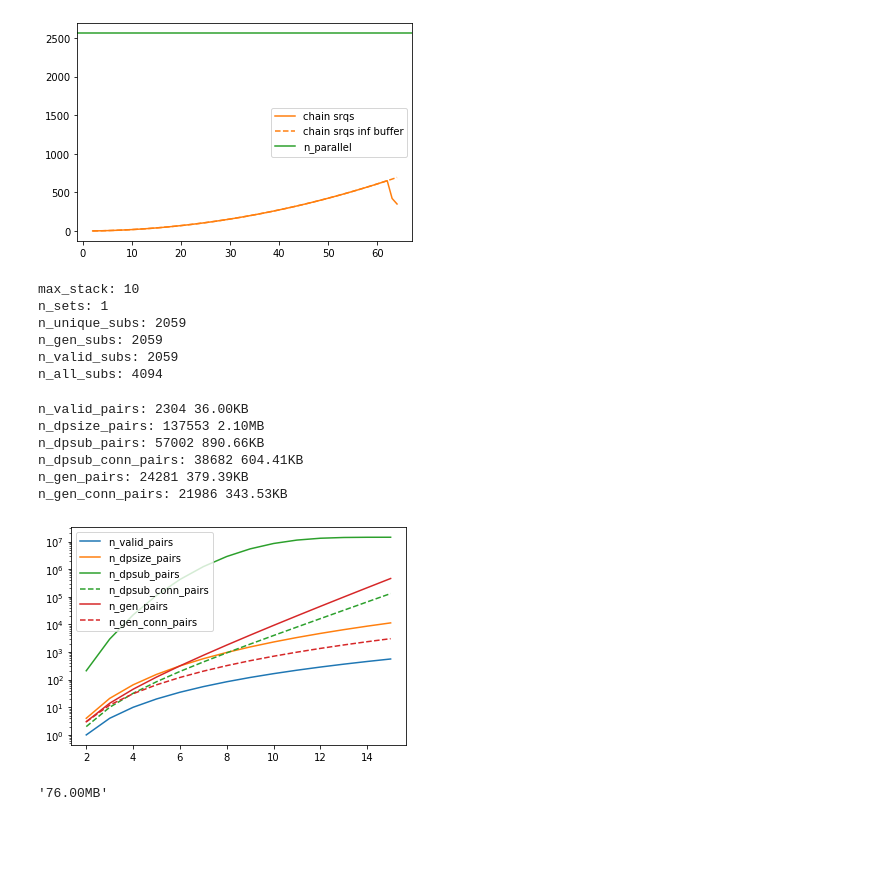
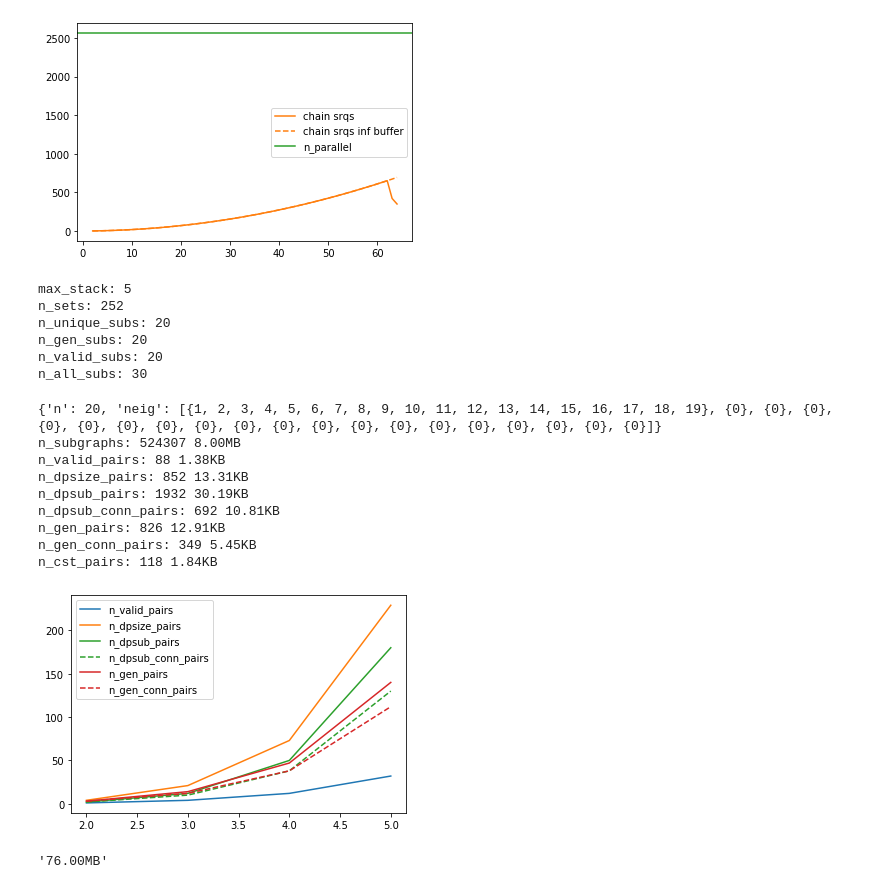
Before and after one commit to mageirakos/postgres-gpuqo, a Jupyter notebook: misc/notebooks/dpccp.ipynb, the cells around one changed output. Cells and saved outputs as stored; diff of their text form; code cells hidden in the pictures; blank space fills up the shorter version.

```diff
--- a/misc/notebooks/dpccp.ipynb
+++ b/misc/notebooks/dpccp.ipynb
@@ -22,7 +22,7 @@ def lower_idx(S):
     return set(j for j in range(0, min(S))) | S
 
 def higher_idx(S, n):
-    return set(j for j in range(max(S), max(S))) | S
+    return set(j for j in range(max(S), n)) | S
 
 def neighbours(G, S):
     neigs = set()
@@ -31,15 +31,18 @@ def neighbours(G, S):
     neigs -= S
     return neigs
 
-def connected(G, S):
-    T = {min(S)}
+def maximal(G, S, P):
+    T = {P}
     while True:
         N = neighbours(G, T) & S
         if not N:
             break
         else:
             T |= N
-    return T == S
+    return T
+
+def connected(G, S):
+    return maximal(G, S, min(S)) == S
 
 def enumerate_csg(G):
     subsets = [{i} for i in range(G['n']-1, -1, -1)]
@@ -305,7 +382,7 @@ def collect_all_subs(G, T, I):
         l.append(tuple(sorted(S)))
     return l, gen.value
 # %%
-N = 12
+N = 10
 G = gen_graph_star(N)
 # G = {
 #     'n': 5,
@@ -321,17 +398,15 @@ G = gen_graph_star(N)
 # R = {0}
 # K = len(T)
 
-K = 12
+K = 5
 T = set(range(K))
-R = {0,1}
+R = set()
 
 max_stack = 0
 n_subs = 0
 Is = [set(subset) for subset in powerset(R)]
 
-collect_all_subs(G, T, set())
-
-parallel_ret = Parallel(n_jobs=num_cores)(delayed(collect_all_subs)(G, T, I) for I in Is)
+parallel_ret = Parallel(n_jobs=num_cores)(delayed(collect_all_subs)(G, T, I, R-I) for I in Is)
 all_subs = [subs for subs, max_stack in parallel_ret]
 
 print("max_stack:", max(max_stack for subs, max_stack in parallel_ret))
@@ -360,12 +435,12 @@ print("n_gen_subs:", n_gen_subs)
 print("n_valid_subs:", len(all_valid_subs))
 print("n_all_subs:", 2**len(T)-2)
 # %% [output]
-max_stack: 10
-n_sets: 1
-n_unique_subs: 2059
-n_gen_subs: 2059
-n_valid_subs: 2059
-n_all_subs: 4094
+max_stack: 5
+n_sets: 252
+n_unique_subs: 20
+n_gen_subs: 20
+n_valid_subs: 20
+n_all_subs: 30
 # %%
 def get_n_pairs(G):
     from scipy.special import binom
@@ -379,6 +454,16 @@ def get_n_pairs(G):
             n_gen_pairs += len(all_valid_subs)
             if connected(G, T):
                 n_gen_conn_pairs += len(all_valid_subs)
+                #print(subset, all_valid_subs)
+
+    n_cst_pairs = 0
+    for subset in powerset(set(range(G['n']))):
+        T = set(subset)
+        if len(subset) >= 2:
+            if connected(G, T):
+                all_valid_subs = {tuple(sorted(S)) for S in enumerate_sub_cst(G, T, set(), set())}
+                n_cst_pairs += len(all_valid_subs)
+                #print(subset, all_valid_subs)
 
     subsets = set()
     sizes = [0] * G['n']
@@ -405,7 +490,7 @@ def get_n_pairs(G):
     for i in range(2,G['n']+1):
         n_dpsub_conn_pairs += sizes[i-1] * (2**i-2)
 
-    return n_valid_pairs, n_dpsize_pairs, n_dpsub_pairs, n_dpsub_conn_pairs, n_gen_pairs, n_gen_conn_pairs
+    return n_valid_pairs, n_dpsize_pairs, n_dpsub_pairs, n_dpsub_conn_pairs, n_gen_pairs, n_gen_conn_pairs, n_cst_pairs
 
 def pairs_to_size(n_pairs):
     unit = ['B', 'KB', 'MB', 'GB', 'TB', 'PB']
@@ -418,41 +506,47 @@ def pairs_to_size(n_pairs):
 # %%
-N = 10
+N = 15
 G = gen_graph_star(N)
-n_valid_pairs, n_dpsize_pairs, n_dpsub_pairs, n_dpsub_conn_pairs, n_gen_pairs, n_gen_conn_pairs = get_n_pairs(G)
+n_subgraphs = get_n_subgraphs(G)
+n_valid_pairs, n_dpsize_pairs, n_dpsub_pairs, n_dpsub_conn_pairs, n_gen_pairs, n_gen_conn_pairs, n_cst_pairs = get_n_pairs(G)
+print("n_subgraphs:", n_subgraphs, pairs_to_size(n_subgraphs))
 print("n_valid_pairs:", n_valid_pairs, pairs_to_size(n_valid_pairs))
 print("n_dpsize_pairs:", n_dpsize_pairs, pairs_to_size(n_dpsize_pairs))
 print("n_dpsub_pairs:", n_dpsub_pairs, pairs_to_size(n_dpsub_pairs))
 print("n_dpsub_conn_pairs:", n_dpsub_conn_pairs, pairs_to_size(n_dpsub_conn_pairs))
 print("n_gen_pairs:", n_gen_pairs, pairs_to_size(n_gen_pairs))
 print("n_gen_conn_pairs:", n_gen_conn_pairs, pairs_to_size(n_gen_conn_pairs))
+print("n_cst_pairs:", n_cst_pairs, pairs_to_size(n_cst_pairs))
 # %% [output]
-n_valid_pairs: 2304 36.00KB
-n_dpsize_pairs: 137553 2.10MB
-n_dpsub_pairs: 57002 890.66KB
-n_dpsub_conn_pairs: 38682 604.41KB
-n_gen_pairs: 24281 379.39KB
-n_gen_conn_pairs: 21986 343.53KB
+{'n': 20, 'neig': [{1, 2, 3, 4, 5, 6, 7, 8, 9, 10, 11, 12, 13, 14, 15, 16, 17, 18, 19}, {0}, {0}, {0}, {0}, {0}, {0}, {0}, {0}, {0}, {0}, {0}, {0}, {0}, {0}, {0}, {0}, {0}, {0}, {0}]}
+n_subgraphs: 524307 8.00MB
+n_valid_pairs: 88 1.38KB
+n_dpsize_pairs: 852 13.31KB
+n_dpsub_pairs: 1932 30.19KB
+n_dpsub_conn_pairs: 692 10.81KB
+n_gen_pairs: 826 12.91KB
+n_gen_conn_pairs: 349 5.45KB
+n_cst_pairs: 118 1.84KB
 # %%
-N = 15
-parallel_ret = Parallel(n_jobs=num_cores)(delayed(get_n_pairs)(gen_graph_chain(n)) for n in range(2,N+1))
+N = 5
+parallel_ret = Parallel(n_jobs=num_cores)(delayed(get_n_pairs)(gen_graph_star(n)) for n in range(2,N+1))
 series = [[] for i in range(6)]
 series_color = ['C0', 'C1', 'C2', 'C2', 'C3', 'C3']
 series_linestyle = ['-', '-', '-', '--', '-', '--']
 series_label = ["n_valid_pairs", "n_dpsize_pairs", "n_dpsub_pairs", "n_dpsub_conn_pairs", "n_gen_pairs", "n_gen_conn_pairs"]
 
 for r in parallel_ret:
     for i, n in enumerate(r):
         series[i].append(n)
 
 x = list(range(2,N+1))
 for i in range(len(series)):
     plt.plot(x, series[i], color=series_color[i], linestyle=series_linestyle[i], label=series_label[i])
 
-plt.yscale('log')
+#plt.yscale('log')
 plt.legend()
 plt.show()
 # %% [output]
-[figure, old version]
+[figure, new version]
 # %%
 pairs_to_size(4980736)
 # %% [output]
```
Also changed, not shown: parts of 8 cells of this notebook, 7 other files.
